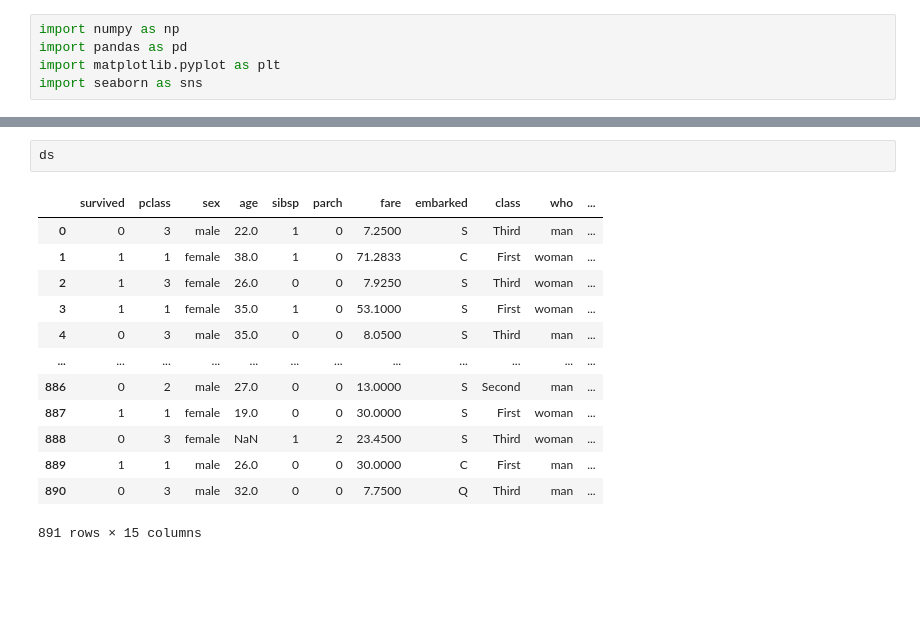
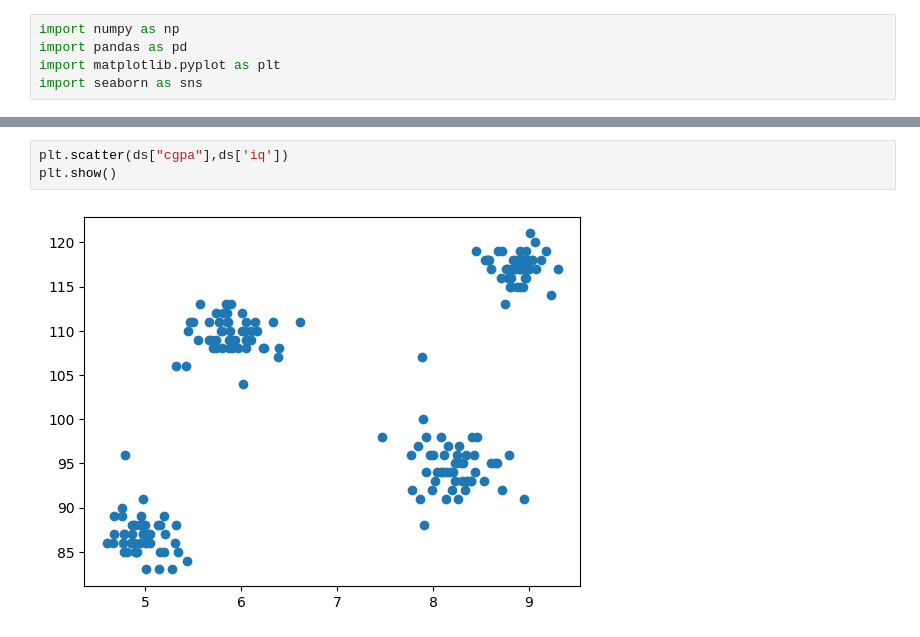
Before and after one commit to Yashshakya1/Data_Science_macbook, a Jupyter notebook: data science(self learning)/machine learning (ML)/unsupervised learning/K-means clustring .ipynb, the cells around one changed output, grey strips where cells are left out. Drawn from its saved outputs; the diff is of its cells as text; blank space fills up the shorter version.

```diff
--- a/data science(self learning)/machine learning (ML)/unsupervised learning/K-means clustring .ipynb
+++ b/data science(self learning)/machine learning (ML)/unsupervised learning/K-means clustring .ipynb
@@ -87,17 +144,6 @@ ds = sns.load_dataset("titanic")
 # %%
-ds
+plt.scatter(ds["cgpa"],ds['iq'])
+plt.show()
 # %% [output]
-|  | survived | pclass | sex | age | sibsp | parch | fare | embarked | class | who | ... |
-| 0 | 0 | 3 | male | 22.0 | 1 | 0 | 7.2500 | S | Third | man | ... |
-| 1 | 1 | 1 | female | 38.0 | 1 | 0 | 71.2833 | C | First | woman | ... |
-| 2 | 1 | 3 | female | 26.0 | 0 | 0 | 7.9250 | S | Third | woman | ... |
-| 3 | 1 | 1 | female | 35.0 | 1 | 0 | 53.1000 | S | First | woman | ... |
-| 4 | 0 | 3 | male | 35.0 | 0 | 0 | 8.0500 | S | Third | man | ... |
-| ... | ... | ... | ... | ... | ... | ... | ... | ... | ... | ... | ... |
-| 886 | 0 | 2 | male | 27.0 | 0 | 0 | 13.0000 | S | Second | man | ... |
-| 887 | 1 | 1 | female | 19.0 | 0 | 0 | 30.0000 | S | First | woman | ... |
-| 888 | 0 | 3 | female | NaN | 1 | 2 | 23.4500 | S | Third | woman | ... |
-| 889 | 1 | 1 | male | 26.0 | 0 | 0 | 30.0000 | C | First | man | ... |
-| 890 | 0 | 3 | male | 32.0 | 0 | 0 | 7.7500 | Q | Third | man | ... |
-891 rows × 15 columns
+[figure, added]
 # %%
```
Also changed, not shown: parts of 13 cells of this notebook.
